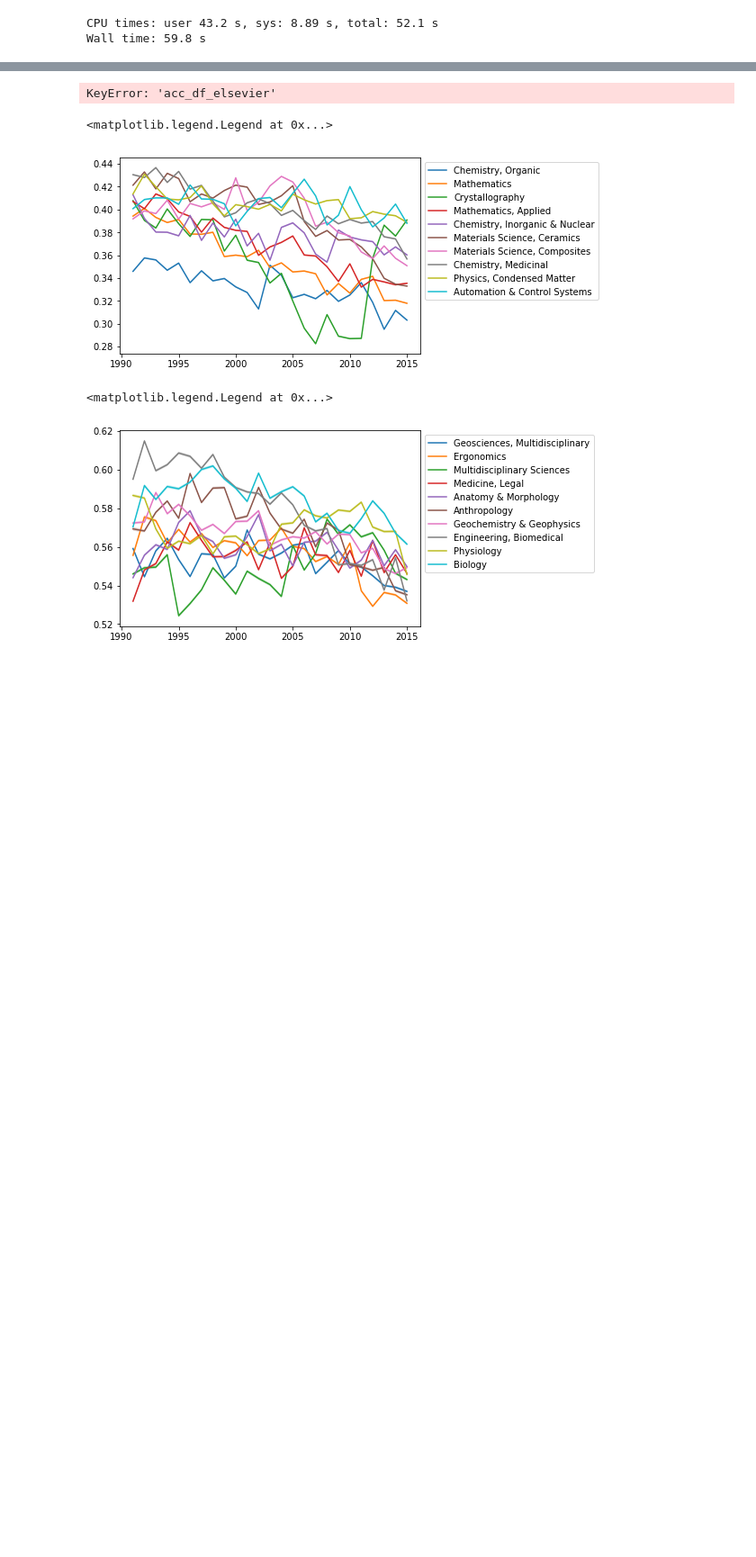
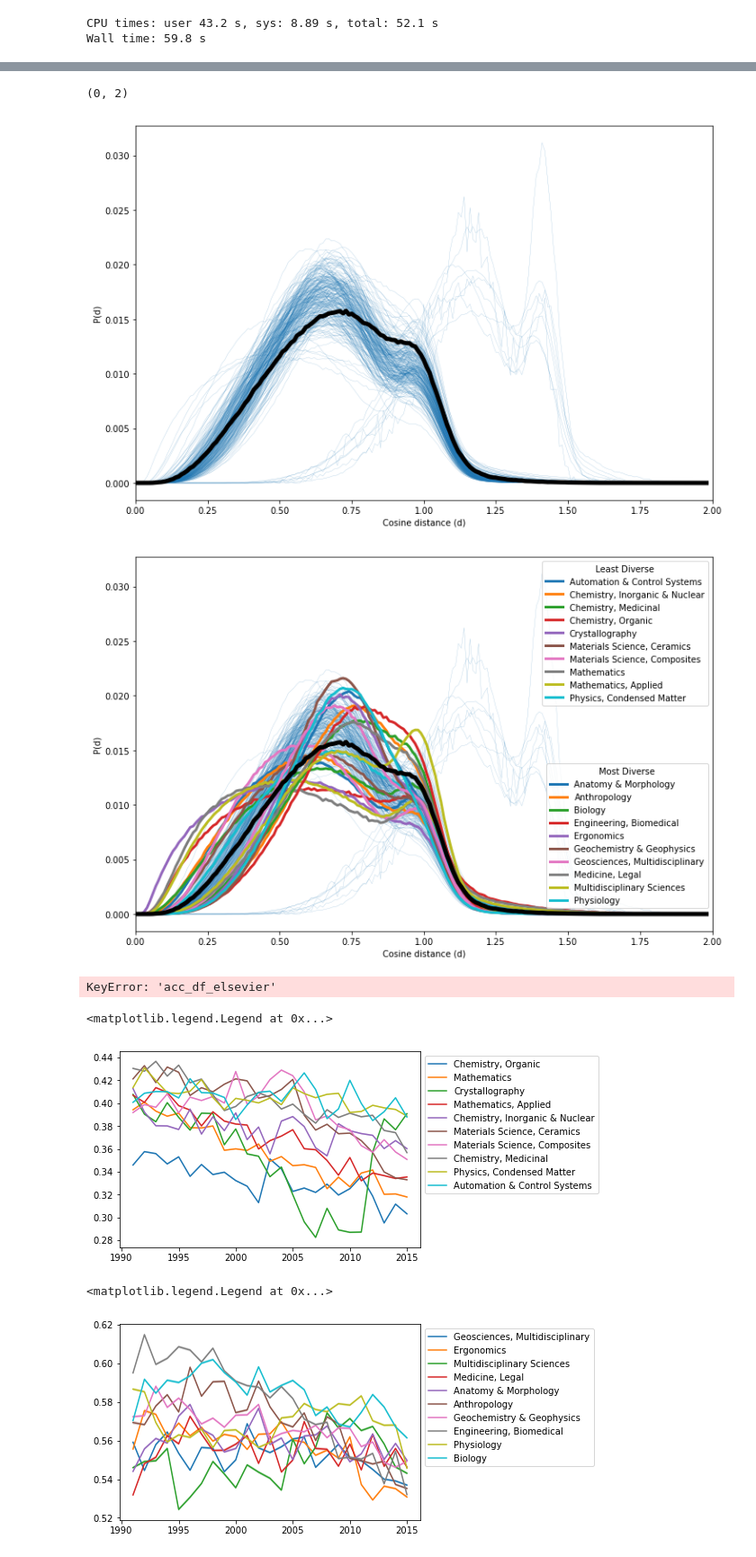
Before and after one commit to jlorince/wos-text-dynamics, a Jupyter notebook: notebooks/eval.ipynb, the cells around one changed output, grey strips where cells are left out. Shown at 90% size. Saved outputs shown, nothing was run; the diff lists cells and outputs as text; code cells hidden in the pictures; blank space fills up the shorter version.

```diff
--- a/notebooks/eval.ipynb
+++ b/notebooks/eval.ipynb
@@ -104,3 +93,50 @@ Name: dist, dtype: float64
+# %%
+fig,ax = plt.subplots(1,1,figsize=(12,8))
+bins = np.arange(0,2,.01)
+for r in range(251):
+    plt.plot(bins[:-1],cat_results_binned[r]/cat_results_binned[r].sum(),lw=.25,c=colors[0],alpha=0.5)
+
+vals = np.histogram(df.dist,bins=bins)[0]
+plt.plot(bins[:-1],vals/vals.sum(),lw=5,c='k',label='randomly sampled pairs')
+
+plt.xlabel('Cosine distance (d)')
+plt.ylabel('P(d)')
+plt.xlim(0,2)
+
+
+fig,ax = plt.subplots(1,1,figsize=(12,8))
+bins = np.arange(0,2,.01)
+for r in range(251):
+    if all_cats[r] not in list(least_diverse.index)+list(most_diverse.index):
+        plt.plot(bins[:-1],cat_results_binned[r]/cat_results_binned[r].sum(),lw=.25,c=colors[0],alpha=0.5)
+    if cat_results_binned[r].sum()<2000000:
+        #print(all_cats[r])#,results[r].sum())
+        pass
+lines_a = []
+lines_b = []
+for r in range(251):
+    if all_cats[r] in list(least_diverse.index):
+        lines_a += plt.plot(bins[:-1],cat_results_binned[r]/cat_results_binned[r].sum(),lw=3,label=all_cats[r])
+for r in range(251):
+    if all_cats[r] in list(most_diverse.index):
+        lines_b += plt.plot(bins[:-1],cat_results_binned[r]/cat_results_binned[r].sum(),lw=3,label=all_cats[r])
+        # Add the legend manually to the current Axes.
+
+vals = np.histogram(df.dist,bins=bins)[0]
+plt.plot(bins[:-1],vals/vals.sum(),lw=5,c='k',label='randomly sampled pairs')
+
+first_legend = plt.legend(handles=lines_a,loc='upper right',title='Least Diverse')# bbox_to_anchor=(1.25,1))
+ax = plt.gca().add_artist(first_legend)
+# Create another legend for the second line.
+plt.legend(handles=lines_b, loc='lower right',bbox_to_anchor=(1,0.05),title='Most Diverse')
+
+plt.xlabel('Cosine distance (d)')
+plt.ylabel('P(d)')
+plt.xlim(0,2)
+# %% [output]
+(0, 2)
+[figure, added]
+[figure, added]
 # %%
 mode = 'elsevier'
 df = vars()['acc_df_elsevier']
```
Also changed, not shown: parts of 3 cells of this notebook, 2 other files.
